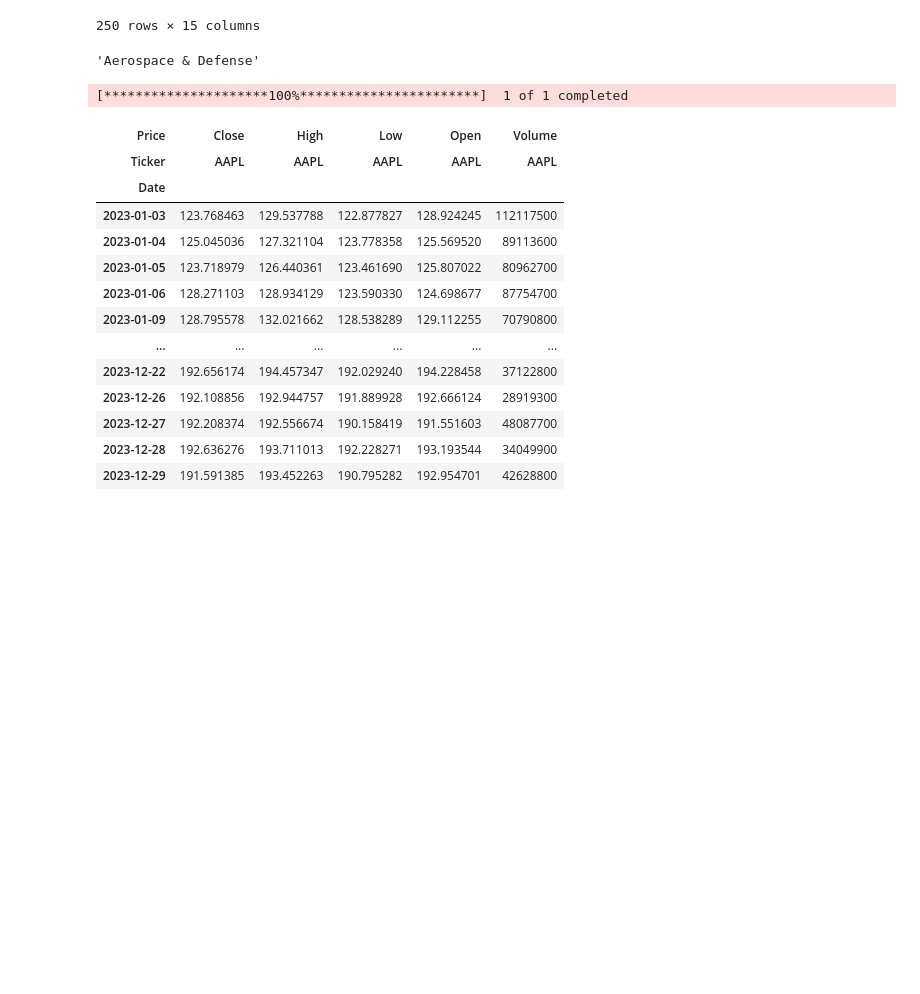
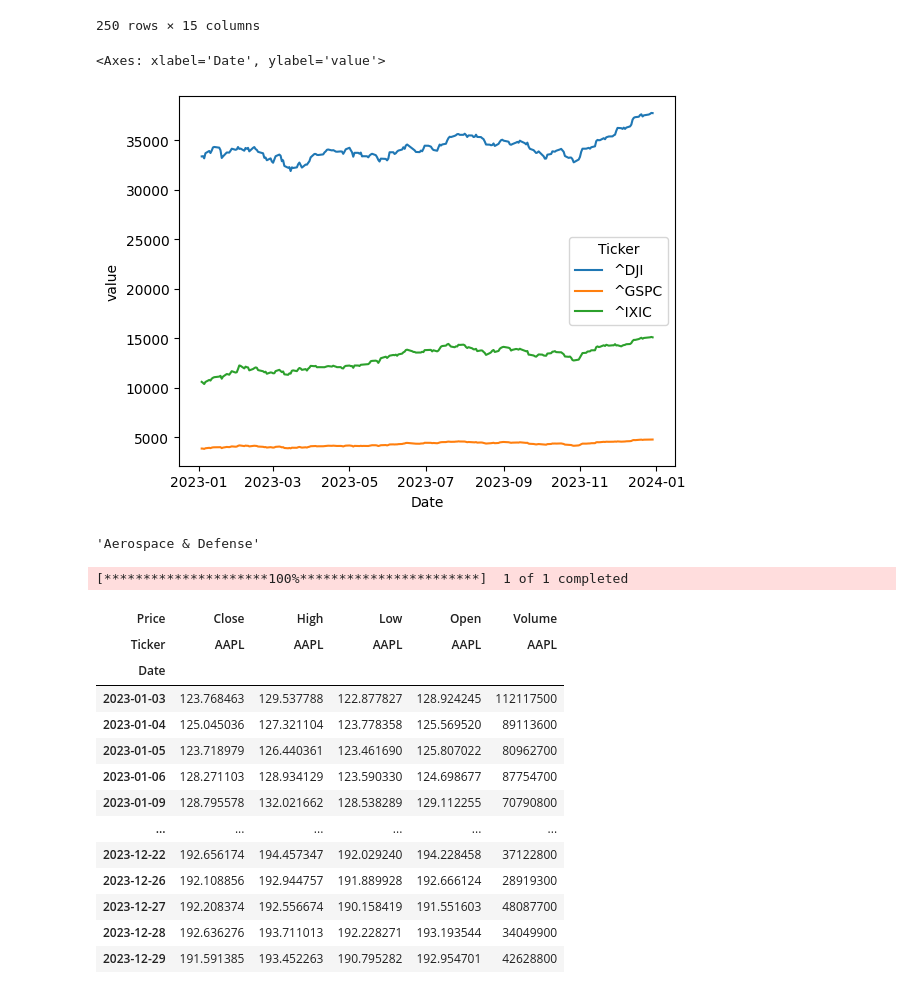
Before and after one commit to aracz/data_viz_project, a Jupyter notebook: yfinance-test.ipynb, the cells around one changed output. Cells and saved outputs as stored; diff of their text form; code cells hidden in the pictures; blank space fills up the shorter version.

```diff
--- a/yfinance-test.ipynb
+++ b/yfinance-test.ipynb
@@ -27,6 +27,12 @@ index_data
 | 2023-12-28 | 37710.101562 | 4783.350098 | 15095.139648 | 37778.851562 | 4793.299805 | 15150.070312 | 37650.980469 | 4780.979980 | 15087.219727 | 37661.519531 | 4786.439941 | ... |
 | 2023-12-29 | 37689.539062 | 4769.830078 | 15011.349609 | 37759.429688 | 4788.430176 | 15111.410156 | 37538.800781 | 4751.990234 | 14955.370117 | 37701.628906 | 4782.879883 | ... |
 250 rows × 15 columns
+# %%
+index_data.reset_index()[["Date", "High"]].melt(id_vars="Date")
+sb.lineplot(data=index_data.reset_index()[["Date", "High"]].melt(id_vars="Date"), x="Date", y="value", hue="Ticker")
+# %% [output]
+<Axes: xlabel='Date', ylabel='value'>
+[figure, added]
 # %%
 ticker_symbol = 'GE'  # Example: General Electric
 yf.Ticker(ticker_symbol).info.get('industry', 'Industry information not available')
```
Also changed, not shown: parts of 9 cells of this notebook, 3 other files.
